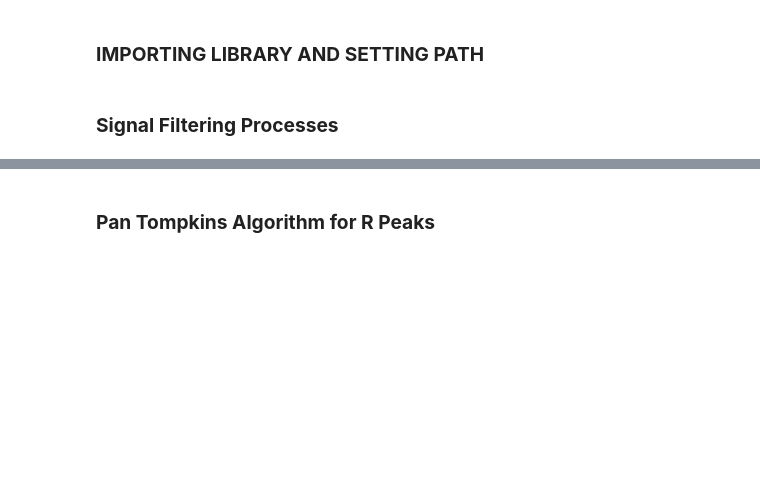
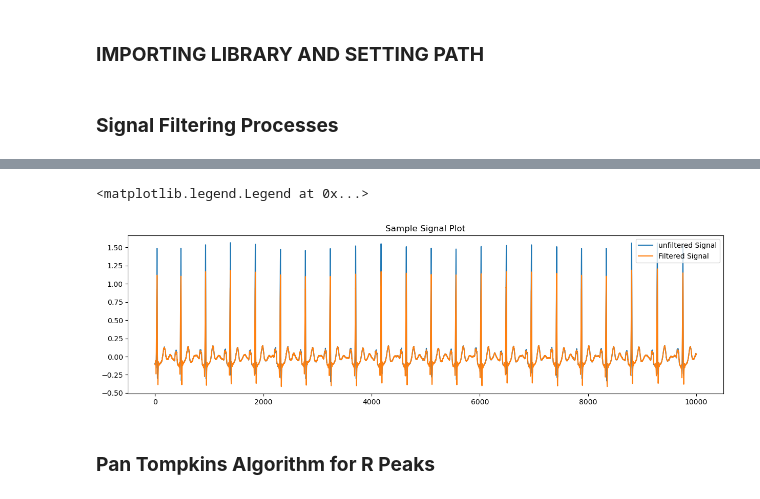
Before and after one commit to Senume/ECG_analysis_DMD, a Jupyter notebook: src/ECG_analysis.ipynb, the cells around one changed output, grey strips where cells are left out. Saved outputs shown, nothing was run; the diff lists cells and outputs as text; code cells hidden in the pictures; blank space fills up the shorter version.

```diff
--- a/src/ECG_analysis.ipynb
+++ b/src/ECG_analysis.ipynb
@@ -67,3 +71,14 @@ Text(0.5, 1.0, 'Filtered Signal')
+# %%
+plt.figure(figsize = (15,4), dpi = 100)
+plt.plot(signal_WT[:10000])
+plt.plot(signal_notch[:10000])
+
+
+plt.title('Sample Signal Plot')
+plt.legend(['unfiltered Signal', 'Filtered Signal'])
+# %% [output]
+<matplotlib.legend.Legend at 0x...>
+[figure, added]
 # %% [markdown]
 ### **Pan Tompkins Algorithm for R Peaks**
 # %%
```
Also changed, not shown: parts of 1 cell of this notebook, 18 other files.
